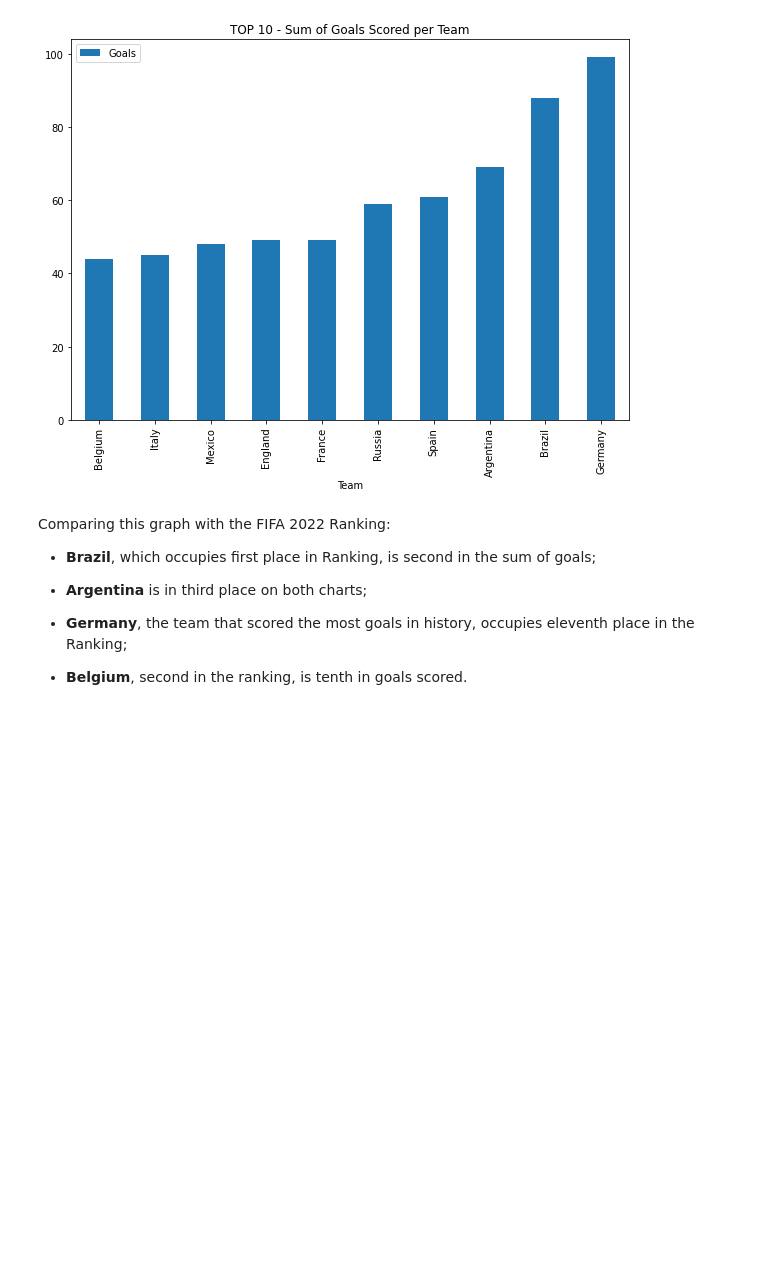
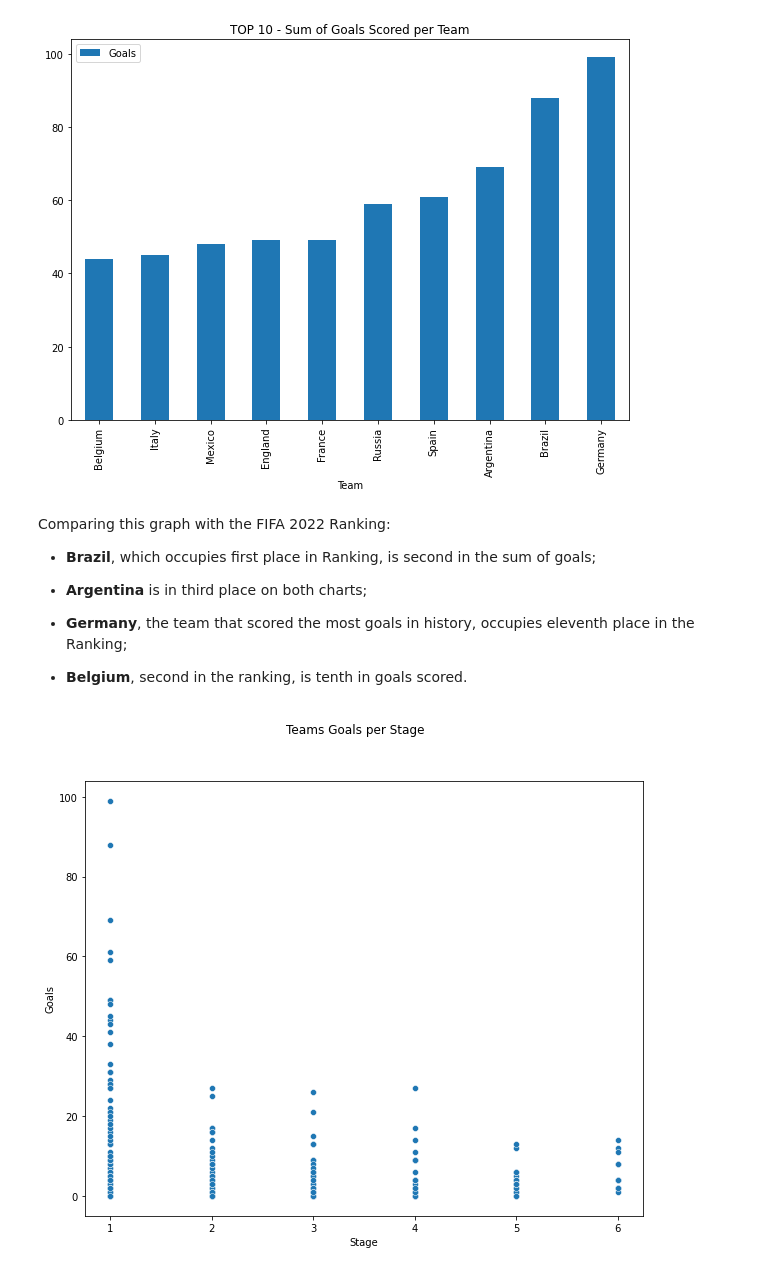
Before and after one commit to gmargonato/Machine_Learning_Projects, a Jupyter notebook: world_cup_2022.ipynb, the cells around one changed output. Cells and saved outputs as stored; diff of their text form; code cells hidden in the pictures; blank space fills up the shorter version.

```diff
--- a/world_cup_2022.ipynb
+++ b/world_cup_2022.ipynb
@@ -442,19 +444,19 @@ Comparing this graph with the FIFA 2022 Ranking:
 
 - **Belgium**, second in the ranking, is tenth in goals scored.
 # %%
-#for year_ in goals_per_team_sum.Year.unique():
-#
-#    fig, ax = plt.subplots(figsize=(5, 4))
-#    sns.scatterplot(
-#        data = goals_per_team_sum[goals_per_team_sum.Year == year_],
-#        x='Stage',
-#        y='Goals',
-#        hue='Team',
-#        ax=ax
-#    )
+fig, ax = plt.subplots(figsize=(10, 8))
+sns.scatterplot(
+    data = goals_per_team_sum,
+    x='Stage',
+    y='Goals',
+    #hue='Team',
+    ax=ax
+)
 
-#    ax.set(xlabel='Stage', ylabel='Goals')
-#    ax.legend(loc='center left', bbox_to_anchor=(1.02, 0.5), ncol=1)
-#    fig.suptitle('%s - Teams Goals per Stage' % year_)
-#    plt.show()
+ax.set(xlabel='Stage', ylabel='Goals')
+#ax.legend(loc='center left', bbox_to_anchor=(1.02, 0.5), ncol=1)
+fig.suptitle('Teams Goals per Stage')
+plt.show()
+# %% [output]
+[figure, added]
 # %%
```
Also changed, not shown: parts of 2 cells of this notebook.
